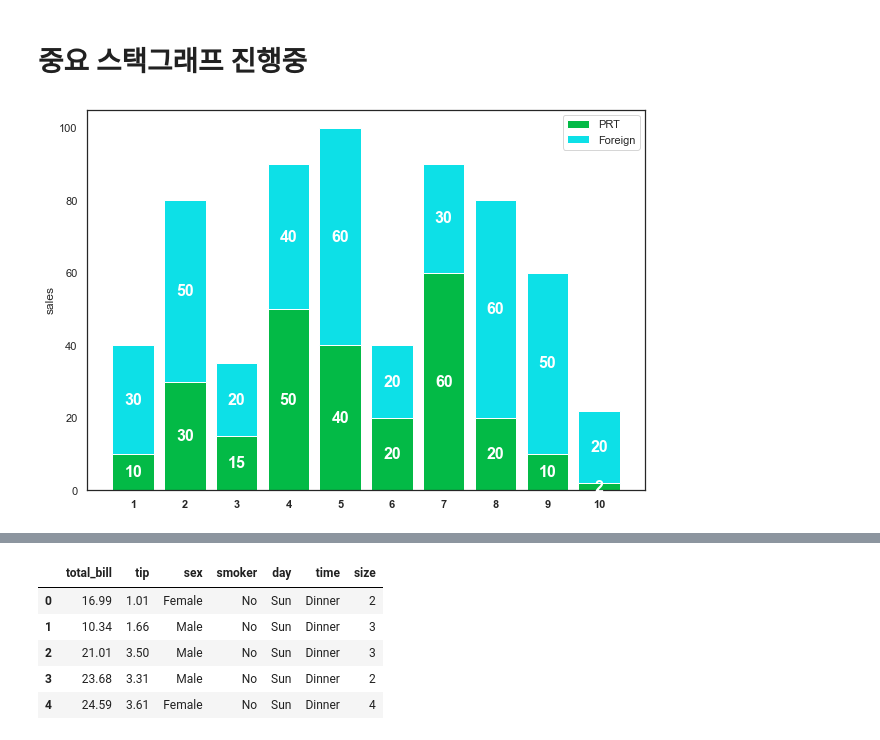
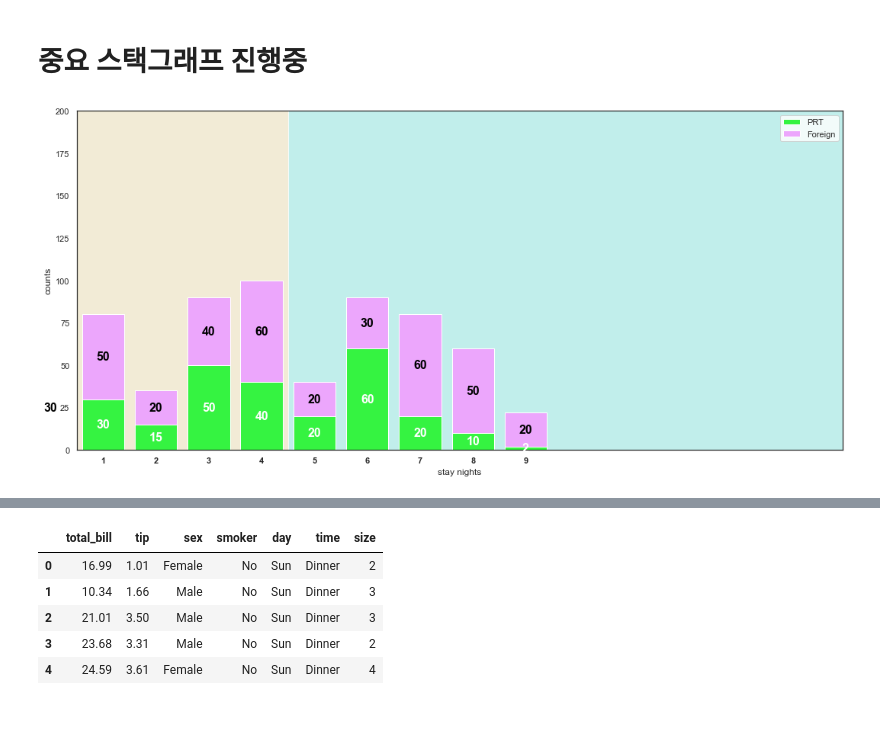
Before and after one commit to ABizCho/py_machineLearning, a Jupyter notebook: Assignment_Group/ML_group_project/ML_group_project_EDA.ipynb, the cells around one changed output, grey strips where cells are left out. Drawn from its saved outputs; the diff is of its cells as text; code cells hidden in the pictures.

Commit message:
Updated group pj EDA chart

```diff
--- a/Assignment_Group/ML_group_project/ML_group_project_EDA.ipynb
+++ b/Assignment_Group/ML_group_project/ML_group_project_EDA.ipynb
@@ -555,7 +545,7 @@ df["total_nights"] = df["stays_in_weekend_nights"] + df["stays_in_week_nights"]
 # x_totalNights = list(x_totalNights)
 # print(x_totalNights)
 
-x_totalNights = [1,2,3,4,5,6,7,8,9,10]
+x_totalNights = [0,1,2,3,4,5,6,7,8,9]
 
 '''PRT,foreign,s3 구성:
     차트의 stacked bar를 구성할 값들'''
@@ -564,87 +554,54 @@ x_totalNights = [1,2,3,4,5,6,7,8,9,10]
 # s3 = [10] * len(x_totalNights)
 s1_PRT = [10,30,15,50,40,20,60,20,10,2]
 s2_foreign = [30,50,20,40,60,20,30,60,50,20]
 
 '''Setting colors'''
-colors = ['#03ba46','#0de0e7']
+colors = ['#35f341','#eca6fc']
 
 '''The position of the bars
     on the x-axis'''
 r = range(len(x_totalNights))
 # barWidth = 1
 
 '''plot bars'''
-plt.figure(figsize=(10,7))
+fig = plt.figure(figsize=(18,18))
+ax_back = fig.add_subplot(2,1,1)
+ax_back.axvspan(0, 4.5, facecolor='#ede3c5', alpha=0.7)
+ax_back.axvspan(4.5, 20, facecolor='#a7e7e3', alpha=0.7)
+
 ax1 = plt.bar(r, s1_PRT, color=colors[0], edgecolor='white',
             #   width=barWidth,
               label="PRT")
 ax2 = plt.bar(r, s2_foreign, bottom=np.array(s1_PRT), color=colors[1], edgecolor='white',
             #   width=barWidth,
               label='Foreign')
 
+
 plt.legend()
 
 # Custom X axis
 plt.xticks(r, x_totalNights, fontweight='bold')
-plt.ylabel("sales")
+plt.xlabel('stay nights')
+plt.ylabel("counts")
+
+ax_back.set_xlim([0.5,15])
+ax_back.set_ylim([0,200])
+
+'''###'''
+# fig = plt.figure(figsize=(19,20))
+# ax3 = fig.add_subplot(2,1,1)
+
+# # axes1
+# ax1.axvspan(0, 4.5, facecolor='green', alpha=0.7)
+# ax1.axvspan(4.5, 22, facecolor='yellow', alpha=0.7)
+'''###'''
+
 for r1, r2 in zip(ax1, ax2):
     h1 = r1.get_height()
     h2 = r2.get_height()
 
     plt.text(r1.get_x() + r1.get_width() / 2., h1 / 2., "%d" % h1, ha="center", va="center", color="white", fontsize=16, fontweight="bold")
-    plt.text(r2.get_x() + r2.get_width() / 2., h1 + h2 / 2., "%d" % h2, ha="center", va="center", color="white", fontsize=16, fontweight="bold")
+    plt.text(r2.get_x() + r2.get_width() / 2., h1 + h2 / 2., "%d" % h2, ha="center", va="center", color="black", fontsize=16, fontweight="bold")
 plt.show()
-
-
-
-######
- # stayDate
-# stayDate = list(range(0, 70))
-
-# total = df.groupby('total_nights')['country'].value_counts()
-
-# total.values.tolist()
-# total.index.to_frame().head()
-#######
-# df_grouped = pd.DataFrame()
-# df_grouped['stayNights'] = total.index.values
-# df_grouped['counts'] = total.values
-
-# print(df_grouped)
-
-# # total
-# prt = total[total['country'] == 'PRT']
-# foreign = total[total['country'] == 'foregin']
-
-# print(prt.head())
-# print(foreign.head())
-
-
-# ###############
-# # Create a DateFrame with the relevant data:
-
-# # 자간 설정을 위한 인덱스 저장
-# num_nights_res = list(df_rh["total_nights"].value_counts().index)
-# # 값 저장
-# num_bookings_res = list(df_rh["total_nights"].value_counts())
-
-# res_nights = pd.DataFrame({"num_nights": num_nights_res,
-#                            "rel_num_bookings": rel_bookings_res})
-
-
-# # Plotting
-# fig = plt.figure(figsize=(10,5))
-
-# ax1 = fig.add_subplot(1,1,1)
-
-# ## axes1
-# sns.set(style='darkgrid')
-# sns.barplot(x = "num_nights", y = "rel_num_bookings",
-#             data=res_nights,
-#             ax = ax1,
-#             color='darkblue')
-
-# ax1.grid()
-# ax1.margins(0) # remove default margins (matplotlib verision 2+)
 # %% [output]
-[figure, old version]
+[figure, new version]
```
Also changed, not shown: parts of 3 cells of this notebook.
